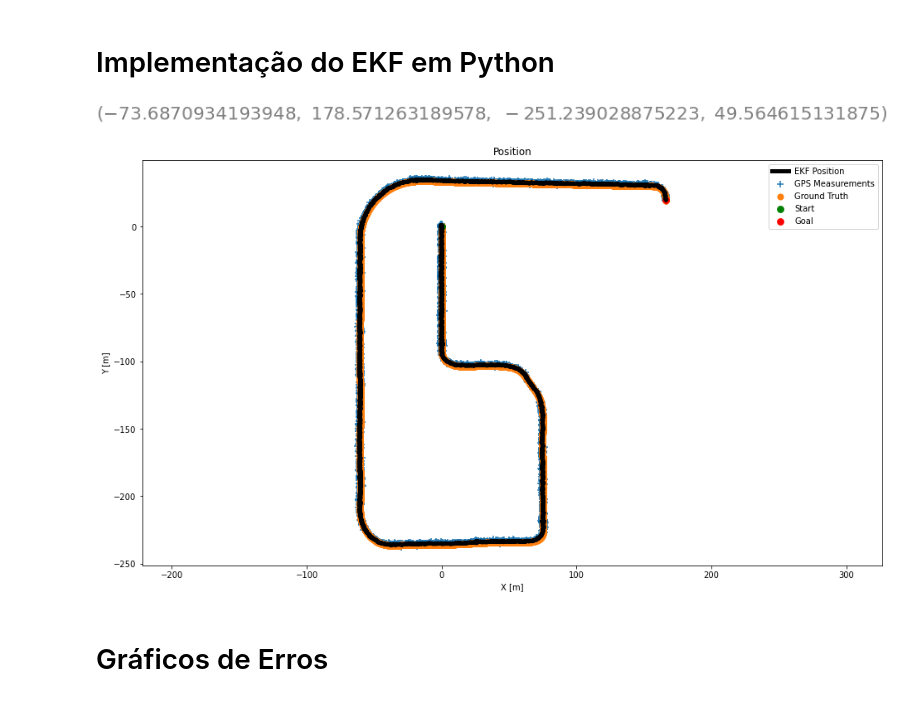
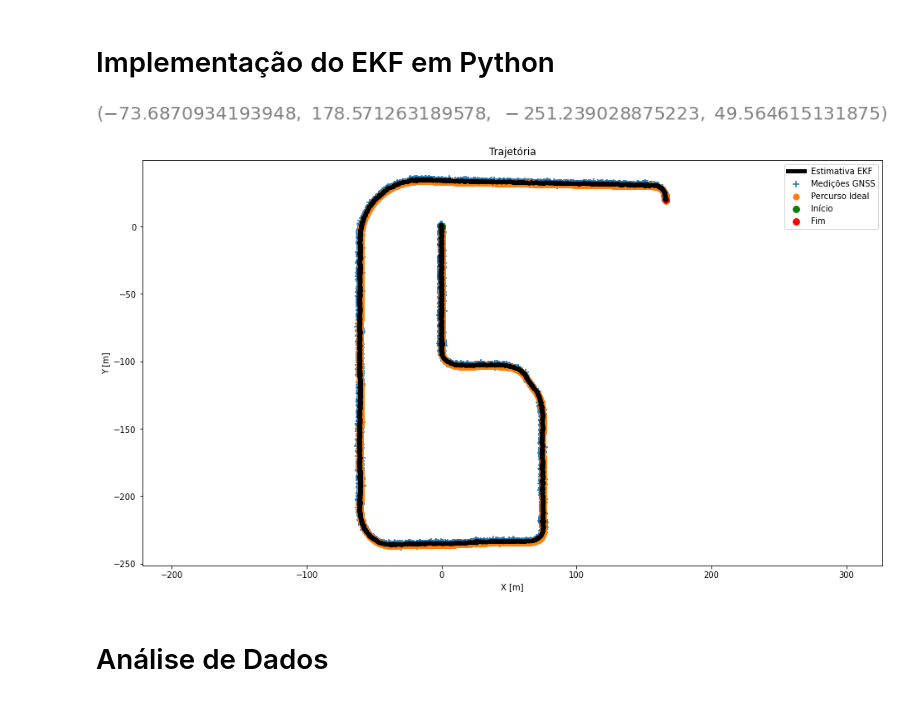
Before and after one commit to deivis6x7/Kalman, a Jupyter notebook: 01-EKF.ipynb, the cells around one changed output. Drawn from its saved outputs; the diff is of its cells as text; code cells hidden in the pictures.

```diff
--- a/01-EKF.ipynb
+++ b/01-EKF.ipynb
@@ -449,7 +472,7 @@ class EKF():
 
         self.Q = None
         self.M = None
-        self.P = np.diag([10.0, 10.0, 10.0])
+        self.P = None
 
         self.h = None
         self.z = None
@@ -460,9 +483,12 @@ class EKF():
         self.I = np.eye(3)
         # Desvios padrões das variáveis de estado
         self.noise_pxy = 0.5*2.0*self.dt**2
+        #self.noise_pxy = 0.5*8.8*self.dt**2 # erro de aleatório e bias
         self.noise_tht = 0.01*self.dt
+        #self.noise_tht = 0.5*self.dt
         # Desvios padrões dos sinais de controle
         self.noise_vel = 2.0*self.dt
+        #self.noise_vel = 8.8*self.dt
         self.noise_psi = 0.1*self.dt
         # Desvios padrões das medições
         #msdGPS = 0.4862086064106338 # Devio padrão da distância euclidiana entre medição e GT
@@ -490,6 +516,7 @@ class EKF():
         self.H = np.matrix([[1.0, 0.0, 0.0],
                             [0.0, 1.0, 0.0]])
         self.R = np.diag([self.noise_gps**2, self.noise_gps**2])
+        self.P = np.diag([10.0, 10.0, 10.0])
 
     def dynamic_system(self):
         x1 = self.x[0,0]+self.u[0,0]*np.cos(self.x[2,0])*self.dt
@@ -579,30 +606,30 @@ pos_myGTp = np.asarray(myGTp)
 # %%
 fig = plt.figure(figsize=(16,9))
 
 # EKF State
 plt.quiver(x0,x1,np.cos(x2), np.sin(x2), color='#94C600', units='xy', width=0.05, scale=0.5)
-plt.plot(x0,x1, label='EKF Position', c='k', lw=5)
+plt.plot(x0,x1, label='Estimativa EKF', c='k', lw=5)
 
 # Measurements
-plt.scatter(mx,my, s=50, label='GPS Measurements', marker='+')
+plt.scatter(mx,my, s=50, label='Medições GNSS', marker='+')
 
 # Ground Truth
-plt.scatter(mxGT,myGT, s=50, label='Ground Truth', marker='o')
+plt.scatter(mxGT,myGT, s=50, label='Percurso Ideal', marker='o')
 
 # Start/Goal
-plt.scatter(x0[0],x1[0], s=60, label='Start', c='g')
-plt.scatter(x0[-1],x1[-1], s=60, label='Goal', c='r')
+plt.scatter(x0[0],x1[0], s=60, label='Início', c='g')
+plt.scatter(x0[-1],x1[-1], s=60, label='Fim', c='r')
 
 plt.xlabel('X [m]')
 plt.ylabel('Y [m]')
-plt.title('Position')
+plt.title('Trajetória')
 plt.legend(loc='best')
 plt.axis('equal')
 # %% [output]
 [figure]
-[figure, old version]
+[figure, new version]
 # %% [markdown]
-# Gráficos de Erros
+# Análise de Dados
 # %%
 # Calcular a distância euclidiana entre as estimativas e o ground truth
 #de = np.sqrt((pos_x - pos_mxGT)**2 + (pos_y - pos_myGT)**2 )
```
Also changed, not shown: parts of 11 cells of this notebook, 2 other files.
